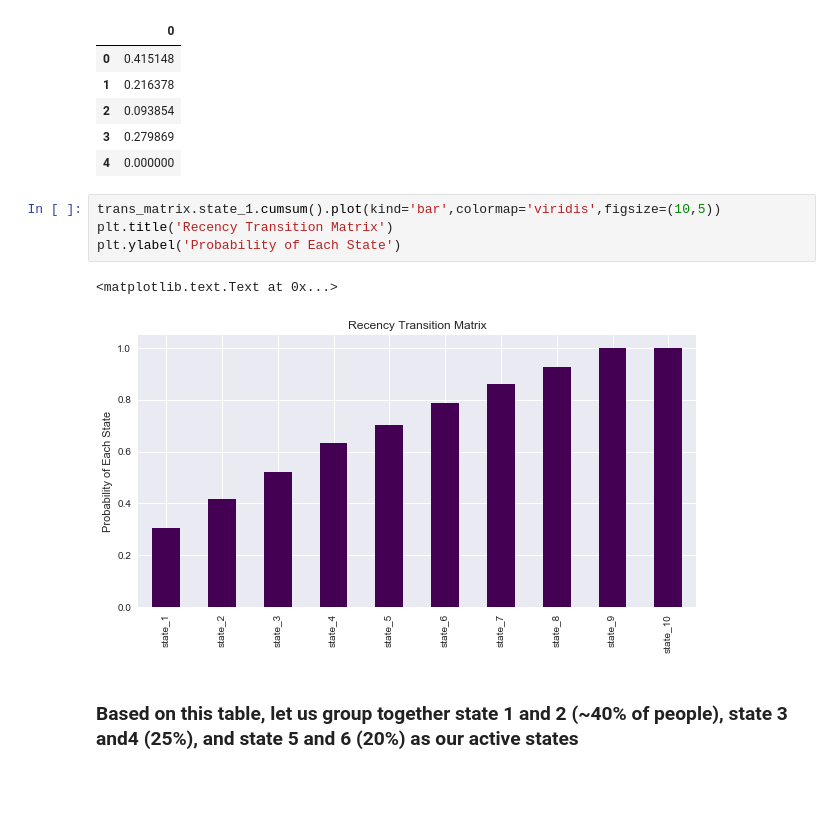
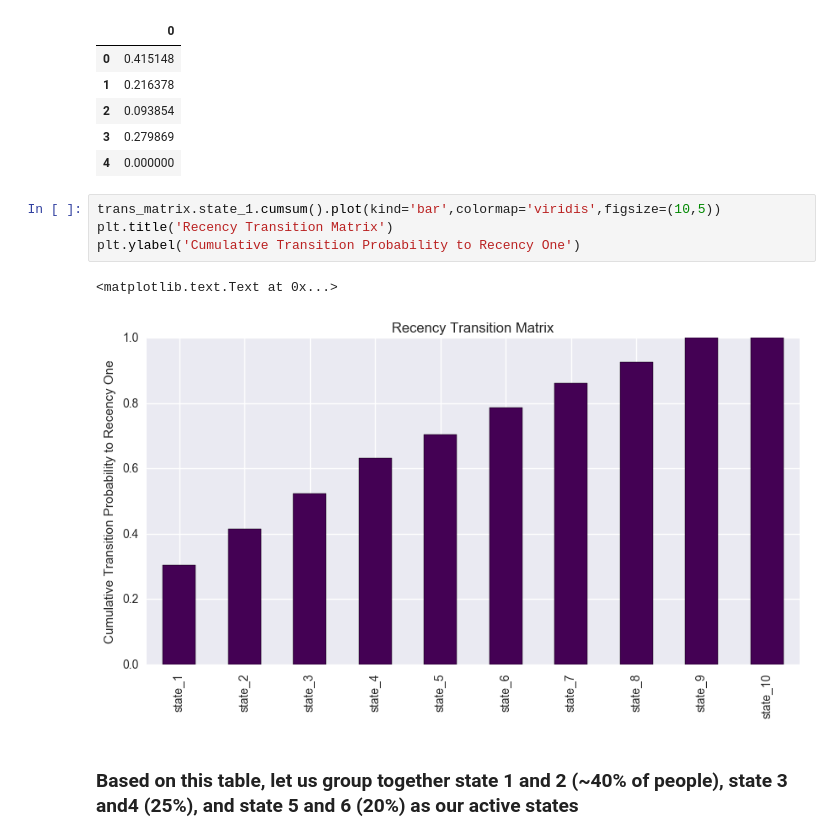
Before and after one commit to jonhilgart22/Galvanize-Data-Leadership, a Jupyter notebook: week5-MCM-CLV/Team-8-Markov-Chains_final.ipynb, the cells around one changed output. Saved outputs shown, nothing was run; the diff lists cells and outputs as text; blank space fills up the shorter version.

```diff
--- a/week5-MCM-CLV/Team-8-Markov-Chains_final.ipynb
+++ b/week5-MCM-CLV/Team-8-Markov-Chains_final.ipynb
@@ -446,10 +449,10 @@ pd.DataFrame(state_probs_RFM_states)
 # %%
 trans_matrix.state_1.cumsum().plot(kind='bar',colormap='viridis',figsize=(10,5))
 plt.title('Recency Transition Matrix')
-plt.ylabel('Probability of Each State')
+plt.ylabel('Cumulative Transition Probability to Recency One')
 # %% [output]
 <matplotlib.text.Text at 0x...>
-[figure, old version]
+[figure, new version]
 # %% [markdown]
 ### Based on this table, let us group together state 1 and 2 (~40% of people), state 3 and4 (25%), and state 5 and 6 (20%) as our active states
 # %% [markdown]
```
Also changed, not shown: parts of 54 cells of this notebook.
